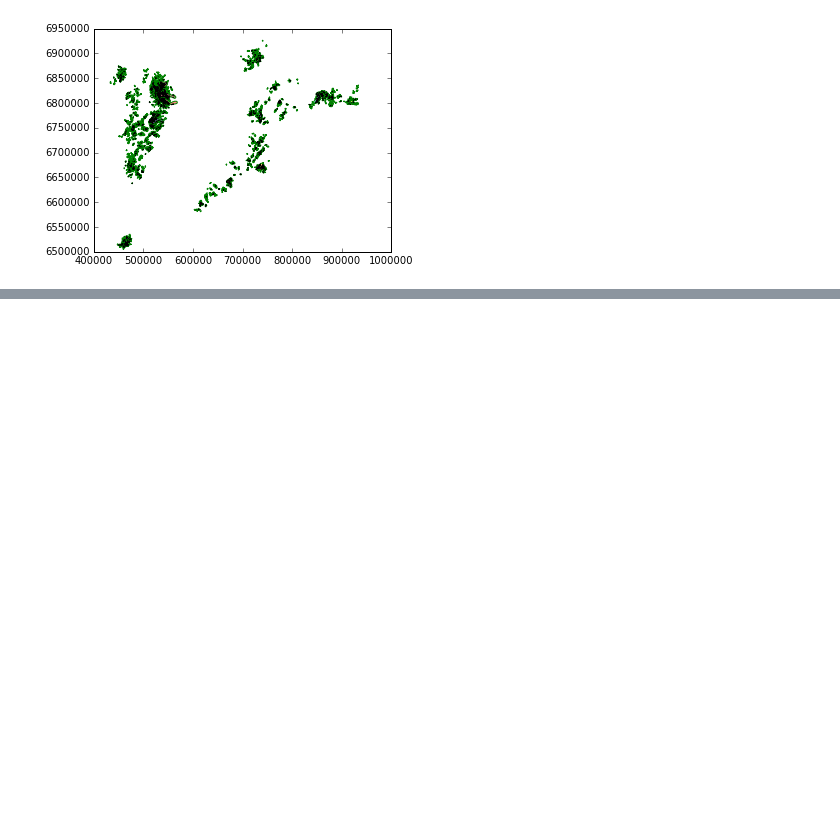
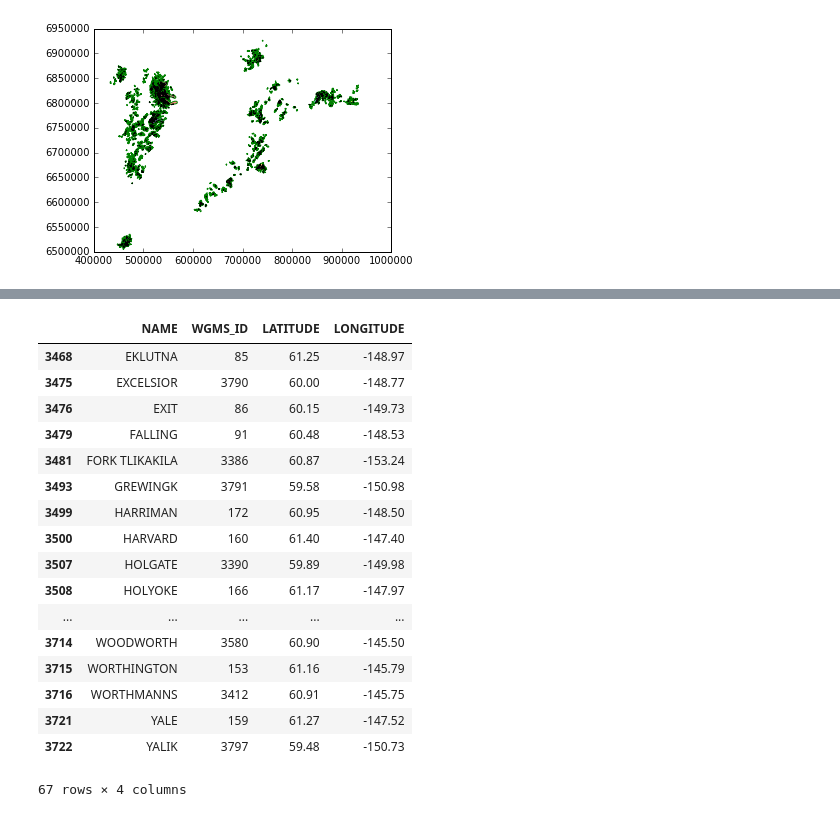
Before and after one commit to JohannesUIBK/glaciers-cci5, a Jupyter notebook: glaciers_cci5/Merge_LeBris_Paul_FoG.ipynb, the cells around one changed output, grey strips where cells are left out. Cells and saved outputs as stored; diff of their text form; code cells hidden in the pictures; blank space fills up the shorter version.

```diff
--- a/glaciers_cci5/Merge_LeBris_Paul_FoG.ipynb
+++ b/glaciers_cci5/Merge_LeBris_Paul_FoG.ipynb
@@ -151,0 +360,21 @@ check_closely.plot()
+# %%
+foga[['NAME', 'WGMS_ID', 'LATITUDE', 'LONGITUDE']][30:]
+# %% [output]
+|  | NAME | WGMS_ID | LATITUDE | LONGITUDE |
+| 3468 | EKLUTNA | 85 | 61.25 | -148.97 |
+| 3475 | EXCELSIOR | 3790 | 60.00 | -148.77 |
+| 3476 | EXIT | 86 | 60.15 | -149.73 |
+| 3479 | FALLING | 91 | 60.48 | -148.53 |
+| 3481 | FORK TLIKAKILA | 3386 | 60.87 | -153.24 |
+| 3493 | GREWINGK | 3791 | 59.58 | -150.98 |
+| 3499 | HARRIMAN | 172 | 60.95 | -148.50 |
+| 3500 | HARVARD | 160 | 61.40 | -147.40 |
+| 3507 | HOLGATE | 3390 | 59.89 | -149.98 |
+| 3508 | HOLYOKE | 166 | 61.17 | -147.97 |
+| ... | ... | ... | ... | ... |
+| 3714 | WOODWORTH | 3580 | 60.90 | -145.50 |
+| 3715 | WORTHINGTON | 153 | 61.16 | -145.79 |
+| 3716 | WORTHMANNS | 3412 | 60.91 | -145.75 |
+| 3721 | YALE | 159 | 61.27 | -147.52 |
+| 3722 | YALIK | 3797 | 59.48 | -150.73 |
+67 rows × 4 columns
```
Also changed, not shown: parts of 15 cells of this notebook.
